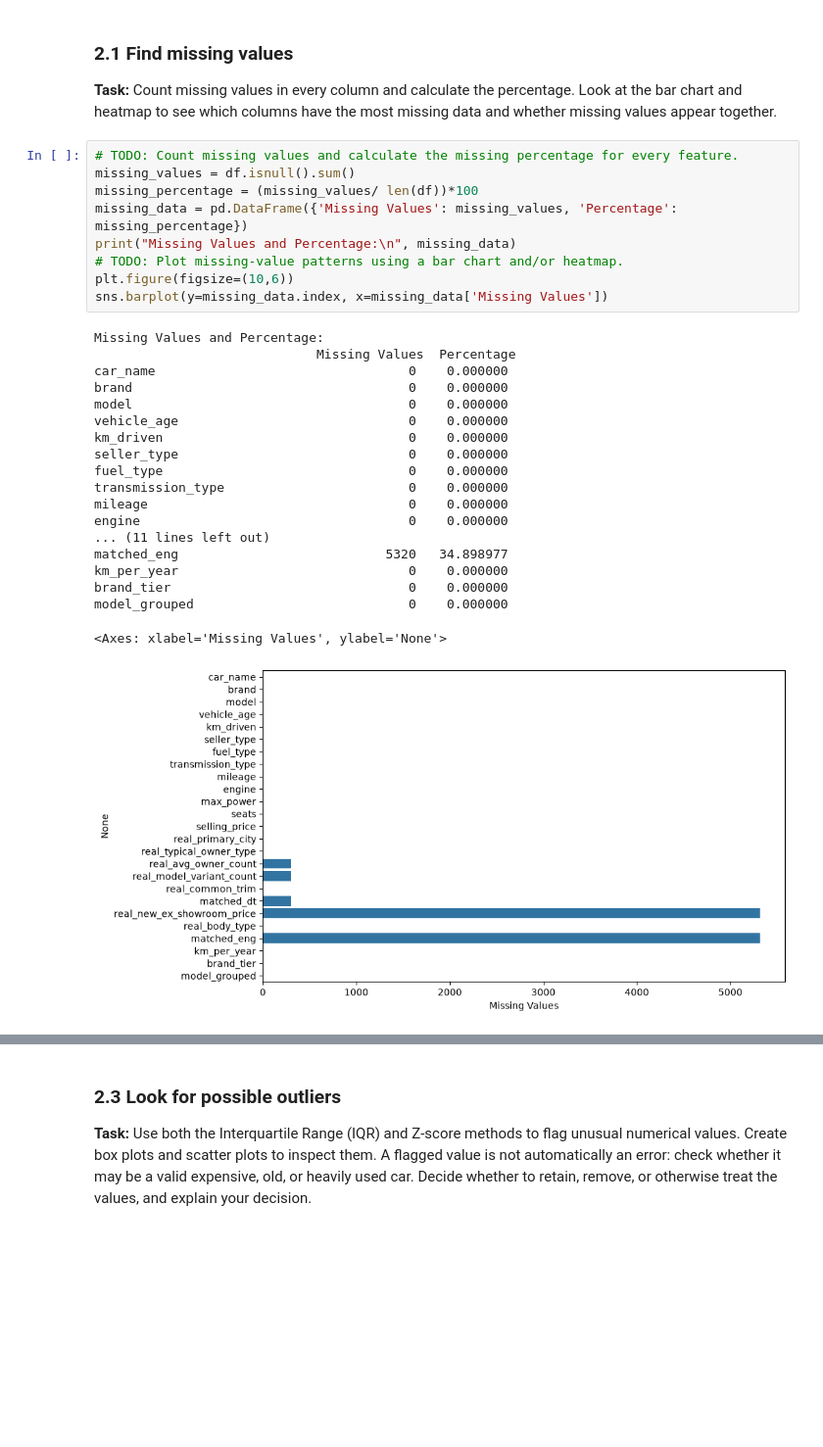
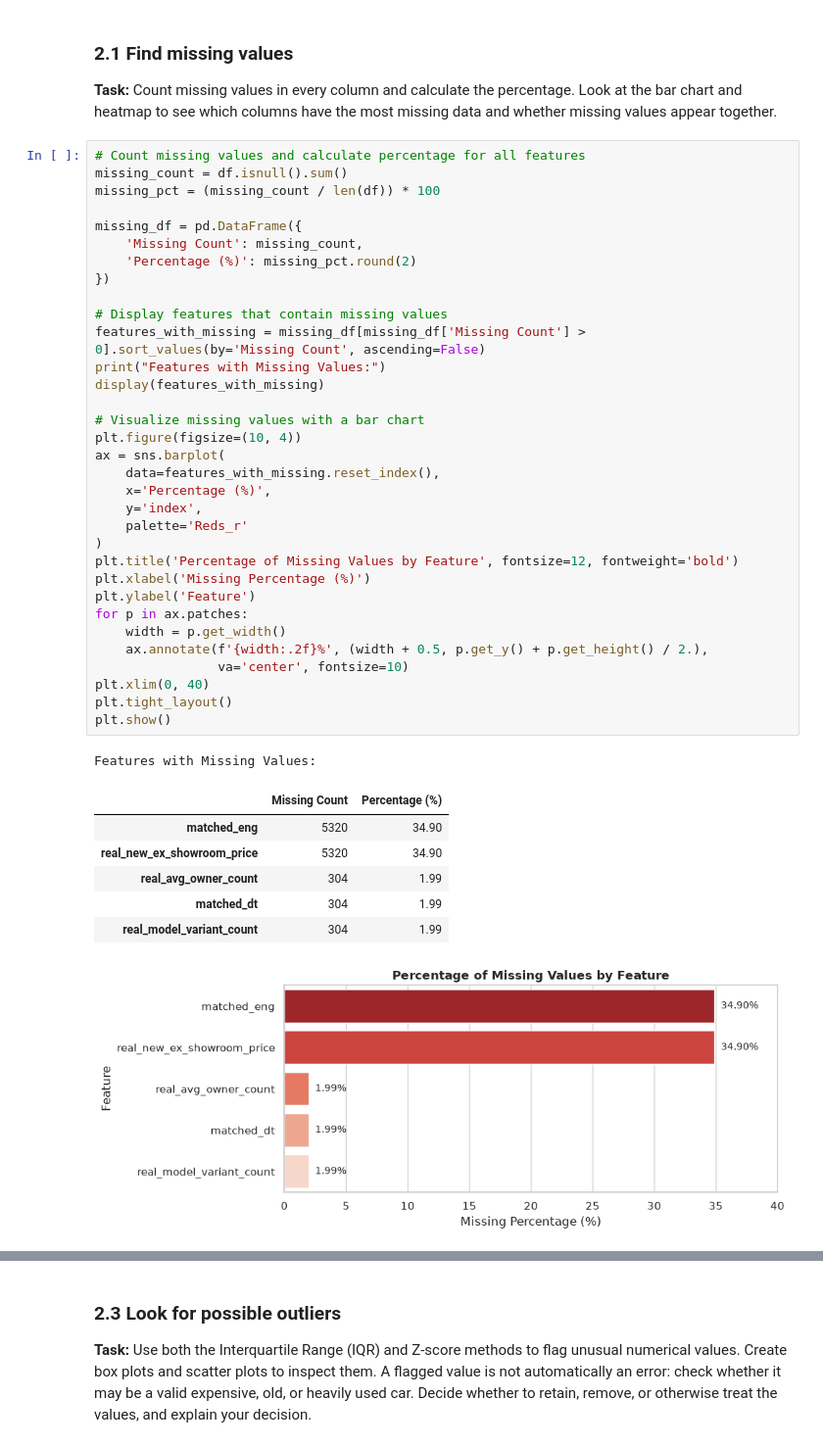
Before and after one commit to Data-six6/car_price_prediction, a Jupyter notebook: Car_Sale_Analysis/data_cleaning/data_cleaning.ipynb, the cells around one changed output, grey strips where cells are left out. Shown at 98% size. Drawn from its saved outputs; the diff is of its cells as text; blank space fills up the shorter version.

```diff
--- a/Car_Sale_Analysis/data_cleaning/data_cleaning.ipynb
+++ b/Car_Sale_Analysis/data_cleaning/data_cleaning.ipynb
@@ -109,34 +195,47 @@ Work through missing values, possible outliers, duplicate rows, and irrelevant o
 
 **Task:** Count missing values in every column and calculate the percentage. Look at the bar chart and heatmap to see which columns have the most missing data and whether missing values appear together.
 # %%
-# TODO: Count missing values and calculate the missing percentage for every feature.
-missing_values = df.isnull().sum()
-missing_percentage = (missing_values/ len(df))*100
-missing_data = pd.DataFrame({'Missing Values': missing_values, 'Percentage': missing_percentage})
-print("Missing Values and Percentage:\n", missing_data)
-# TODO: Plot missing-value patterns using a bar chart and/or heatmap.
-plt.figure(figsize=(10,6))
-sns.barplot(y=missing_data.index, x=missing_data['Missing Values'])
+# Count missing values and calculate percentage for all features
+missing_count = df.isnull().sum()
+missing_pct = (missing_count / len(df)) * 100
+
+missing_df = pd.DataFrame({
+    'Missing Count': missing_count,
+    'Percentage (%)': missing_pct.round(2)
+})
+
+# Display features that contain missing values
+features_with_missing = missing_df[missing_df['Missing Count'] > 0].sort_values(by='Missing Count', ascending=False)
+print("Features with Missing Values:")
+display(features_with_missing)
+
+# Visualize missing values with a bar chart
+plt.figure(figsize=(10, 4))
+ax = sns.barplot(
+    data=features_with_missing.reset_index(),
+    x='Percentage (%)',
+    y='index',
+    palette='Reds_r'
+)
+plt.title('Percentage of Missing Values by Feature', fontsize=12, fontweight='bold')
+plt.xlabel('Missing Percentage (%)')
+plt.ylabel('Feature')
+for p in ax.patches:
+    width = p.get_width()
+    ax.annotate(f'{width:.2f}%', (width + 0.5, p.get_y() + p.get_height() / 2.),
+                va='center', fontsize=10)
+plt.xlim(0, 40)
+plt.tight_layout()
+plt.show()
 # %% [output]
-Missing Values and Percentage:
-                             Missing Values  Percentage
-car_name                                 0    0.000000
-brand                                    0    0.000000
-model                                    0    0.000000
-vehicle_age                              0    0.000000
-km_driven                                0    0.000000
-seller_type                              0    0.000000
-fuel_type                                0    0.000000
-transmission_type                        0    0.000000
-mileage                                  0    0.000000
-engine                                   0    0.000000
-... (11 lines left out)
-matched_eng                           5320   34.898977
-km_per_year                              0    0.000000
-brand_tier                               0    0.000000
-model_grouped                            0    0.000000
+Features with Missing Values:
-<Axes: xlabel='Missing Values', ylabel='None'>
+|  | Missing Count | Percentage (%) |
+| matched_eng | 5320 | 34.90 |
+| real_new_ex_showroom_price | 5320 | 34.90 |
+| real_avg_owner_count | 304 | 1.99 |
+| matched_dt | 304 | 1.99 |
+| real_model_variant_count | 304 | 1.99 |
-[figure, old version]
+[figure, new version]
 # %% [markdown]
 ### 2.2 Decide how to handle missing values
 
```
Also changed, not shown: parts of 24 cells of this notebook, 1 other file.
